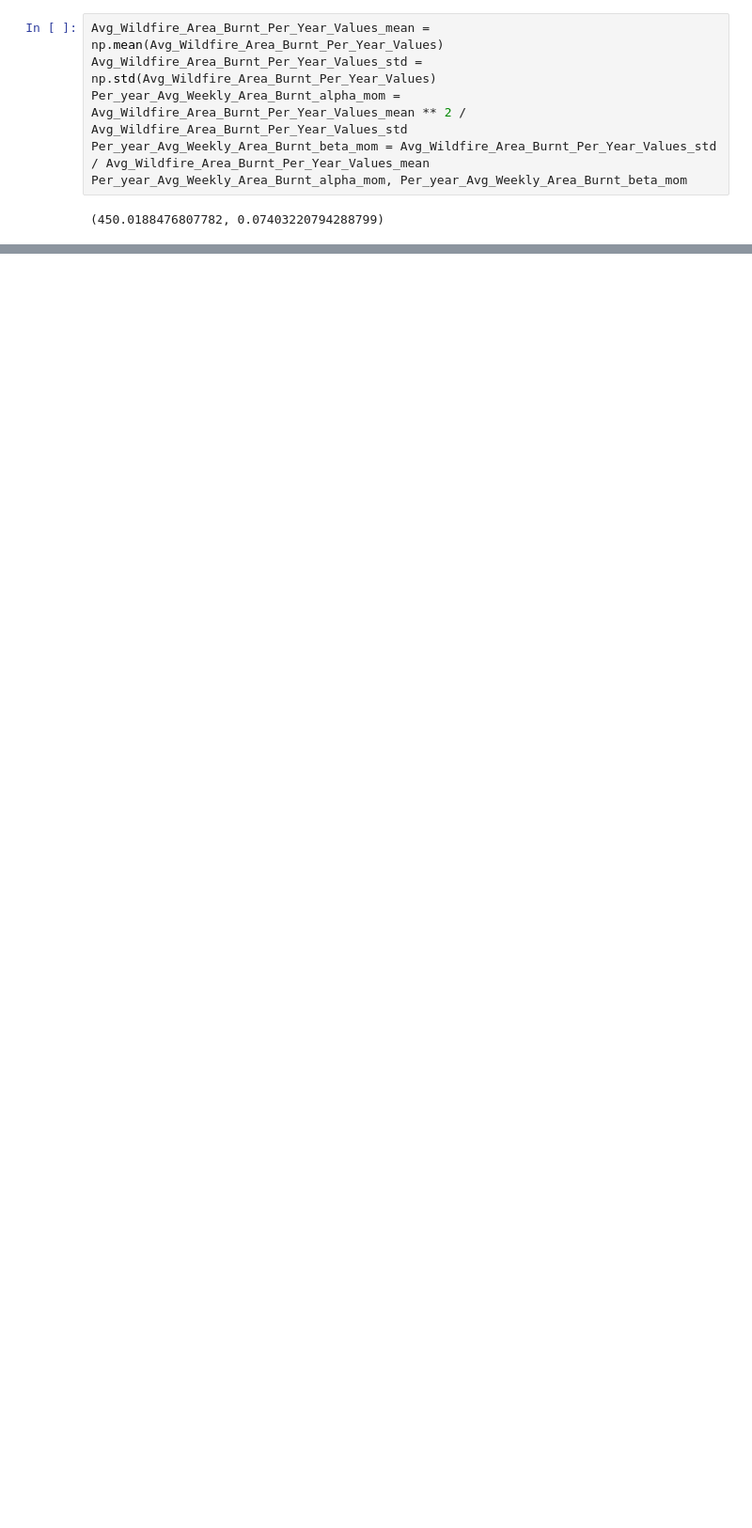
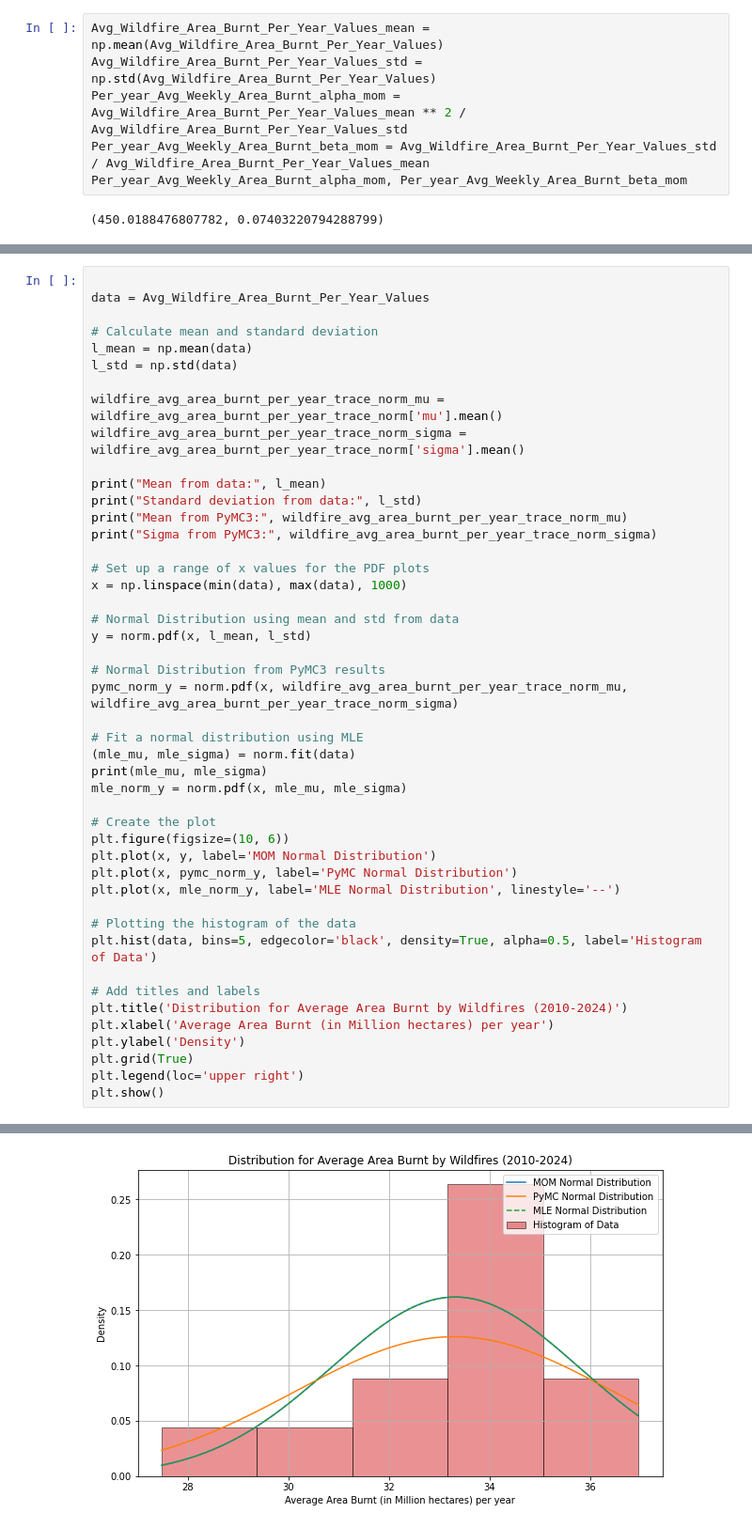
Before and after one commit to INFO6150-DataScience/wildfire-analytics-modelling, a Jupyter notebook: Wildfire_Analytics_Modeling.ipynb, the cells around one changed output, grey strips where cells are left out. Shown at 94% size. Cells and saved outputs as stored; diff of their text form; blank space fills up the shorter version.

```diff
--- a/Wildfire_Analytics_Modeling.ipynb
+++ b/Wildfire_Analytics_Modeling.ipynb
@@ -492,0 +564,47 @@ plt.show()
+# %%
+
+data = Avg_Wildfire_Area_Burnt_Per_Year_Values
+
+# Calculate mean and standard deviation
+l_mean = np.mean(data)
+l_std = np.std(data)
+
+wildfire_avg_area_burnt_per_year_trace_norm_mu = wildfire_avg_area_burnt_per_year_trace_norm['mu'].mean()
+wildfire_avg_area_burnt_per_year_trace_norm_sigma = wildfire_avg_area_burnt_per_year_trace_norm['sigma'].mean()
+
+print("Mean from data:", l_mean)
+print("Standard deviation from data:", l_std)
+print("Mean from PyMC3:", wildfire_avg_area_burnt_per_year_trace_norm_mu)
+print("Sigma from PyMC3:", wildfire_avg_area_burnt_per_year_trace_norm_sigma)
+
+# Set up a range of x values for the PDF plots
+x = np.linspace(min(data), max(data), 1000)
+
+# Normal Distribution using mean and std from data
+y = norm.pdf(x, l_mean, l_std)
+
+# Normal Distribution from PyMC3 results
+pymc_norm_y = norm.pdf(x, wildfire_avg_area_burnt_per_year_trace_norm_mu, wildfire_avg_area_burnt_per_year_trace_norm_sigma)
+
+# Fit a normal distribution using MLE
+(mle_mu, mle_sigma) = norm.fit(data)
+print(mle_mu, mle_sigma)
+mle_norm_y = norm.pdf(x, mle_mu, mle_sigma)
+
+# Create the plot
+plt.figure(figsize=(10, 6))
+plt.plot(x, y, label='MOM Normal Distribution')
+plt.plot(x, pymc_norm_y, label='PyMC Normal Distribution')
+plt.plot(x, mle_norm_y, label='MLE Normal Distribution', linestyle='--')
+
+# Plotting the histogram of the data
+plt.hist(data, bins=5, edgecolor='black', density=True, alpha=0.5, label='Histogram of Data')
+
+# Add titles and labels
+plt.title('Distribution for Average Area Burnt by Wildfires (2010-2024)')
+plt.xlabel('Average Area Burnt (in Million hectares) per year')
+plt.ylabel('Density')
+plt.grid(True)
+plt.legend(loc='upper right')
+plt.show()
+# %% [output]
@@ -492,0 +616 @@ plt.show()
+[figure, added]
```
Also changed, not shown: parts of 35 cells of this notebook.
